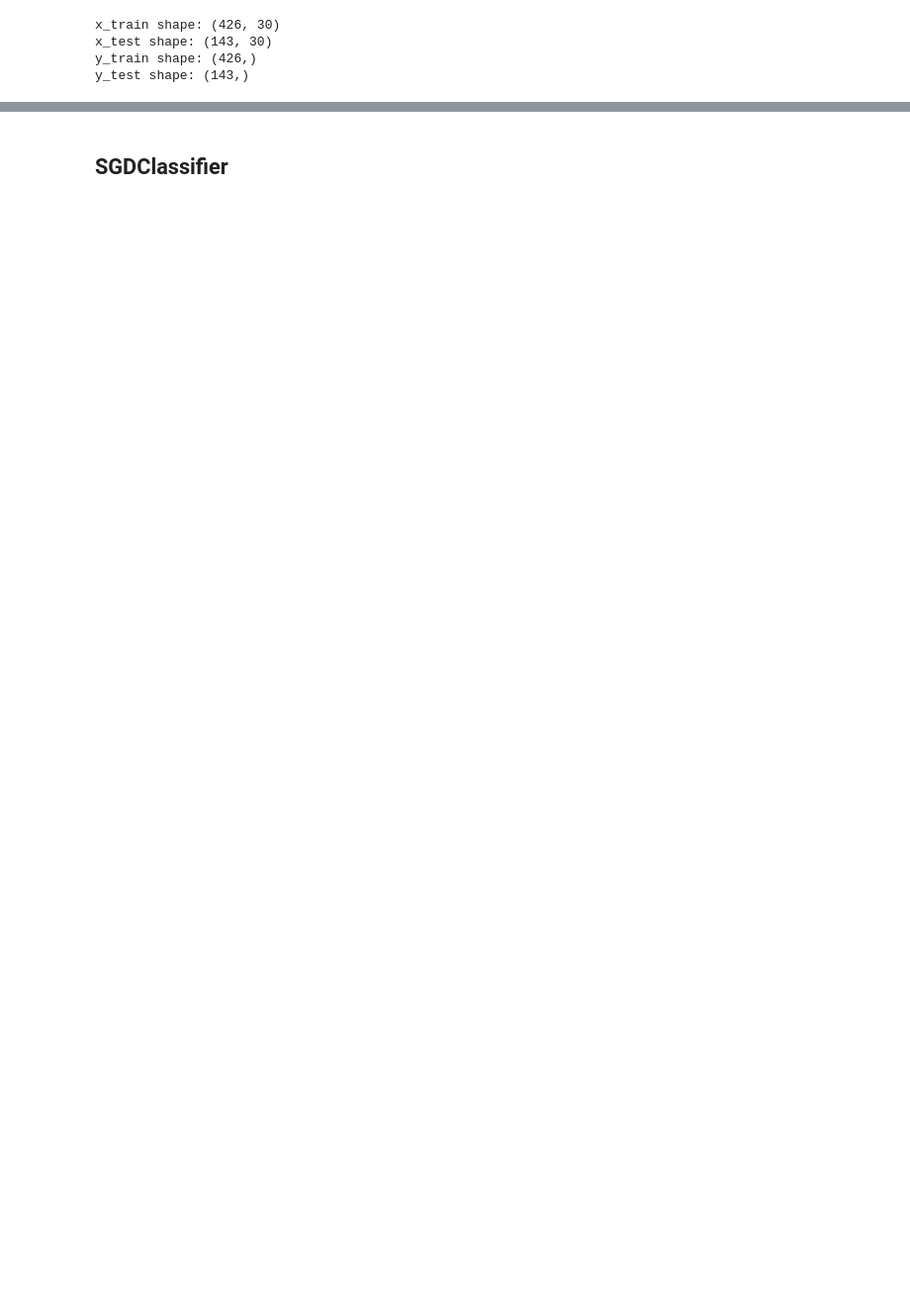
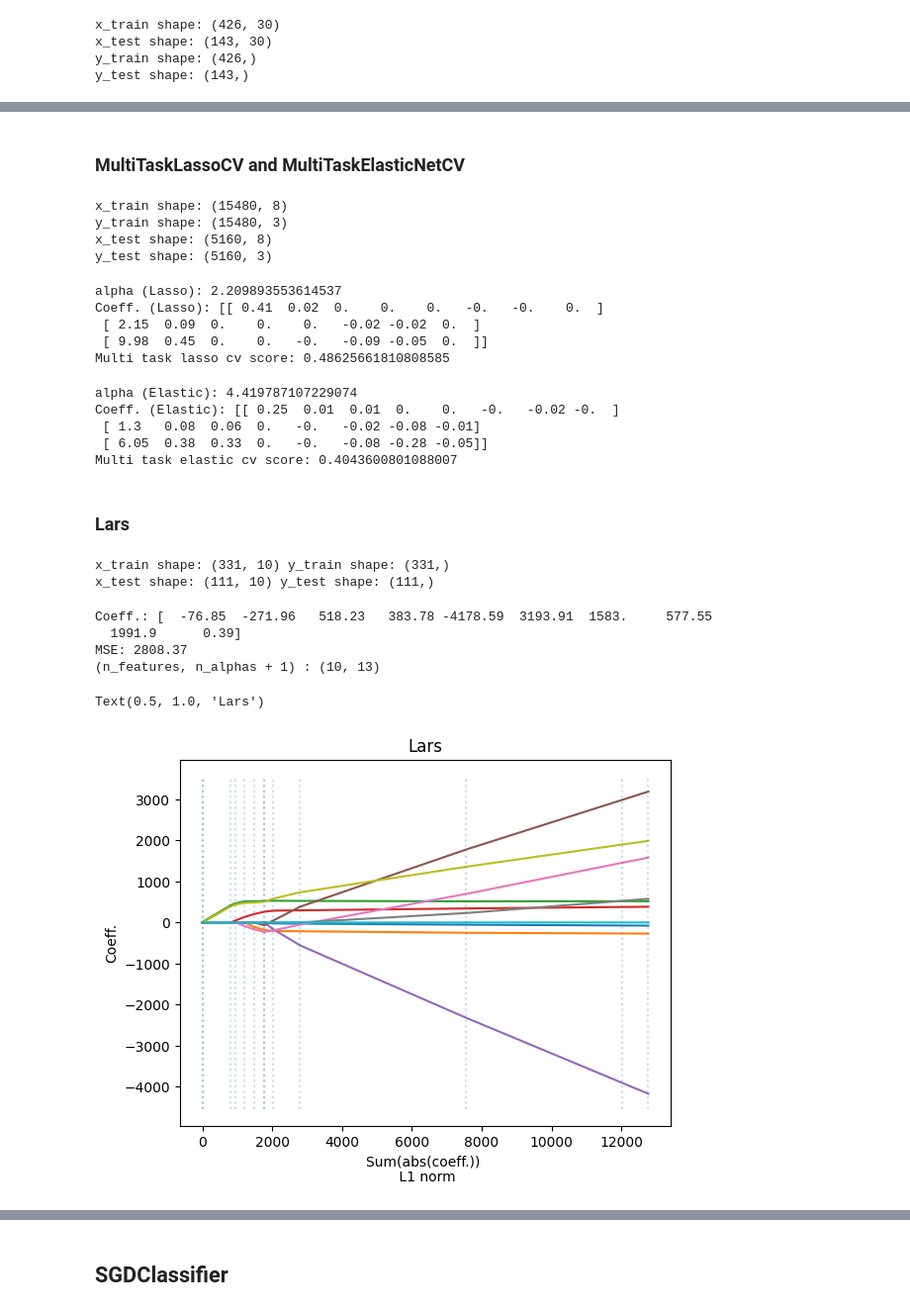
Before and after one commit to ariahosseini/TradML, a Jupyter notebook: SciKitLearn_00_ProjZero_LinearModels.ipynb, the cells around one changed output, grey strips where cells are left out. Shown at 99% size. Cells and saved outputs as stored; diff of their text form; code cells hidden in the pictures; blank space fills up the shorter version.

```diff
--- a/SciKitLearn_00_ProjZero_LinearModels.ipynb
+++ b/SciKitLearn_00_ProjZero_LinearModels.ipynb
@@ -482,0 +292,78 @@ disp_ridge_clf.plot()
+# %% [markdown]
+### MultiTaskLassoCV and MultiTaskElasticNetCV
+# %%
+datasets_housing = datasets.fetch_california_housing()
+x_train, x_test, y_train, y_test = train_test_split(datasets_housing.data, datasets_housing.target)
+y_train, y_test = y_train.reshape(-1, 1), y_test.reshape(-1, 1)
+y_train, y_test = np.concatenate([y_train, y_train**2, y_train**3], axis=1), np.concatenate([y_test, y_test**2, y_test**3], axis=1)
+
+print("x_train shape:", x_train.shape, "\ny_train shape:", y_train.shape)
+print("x_test shape:", x_test.shape, "\ny_test shape:", y_test.shape)
+# %% [output]
+x_train shape: (15480, 8)
+y_train shape: (15480, 3)
+x_test shape: (5160, 8)
+y_test shape: (5160, 3)
+# %%
+multi_lasso = linear_model.MultiTaskLassoCV(cv=10)
+multi_lasso.fit(x_train, y_train)
+
+print("alpha (Lasso):", multi_lasso.alpha_)
+print("Coeff. (Lasso):", multi_lasso.coef_.round(2))
+print("Multi task lasso cv score:", multi_lasso.score(x_test, y_test))
+# %% [output]
+alpha (Lasso): 2.209893553614537
+Coeff. (Lasso): [[ 0.41  0.02  0.    0.    0.   -0.   -0.    0.  ]
+ [ 2.15  0.09  0.    0.    0.   -0.02 -0.02  0.  ]
+ [ 9.98  0.45  0.    0.   -0.   -0.09 -0.05  0.  ]]
+Multi task lasso cv score: 0.48625661810808585
+# %%
+multi_elastic = linear_model.MultiTaskElasticNetCV(cv=10)
+multi_elastic.fit(x_train, y_train)
+
+print("alpha (Elastic):", multi_elastic.alpha_)
+print("Coeff. (Elastic):", multi_elastic.coef_.round(2))
+print("Multi task elastic cv score:", multi_elastic.score(x_test, y_test))
+# %% [output]
+alpha (Elastic): 4.419787107229074
+Coeff. (Elastic): [[ 0.25  0.01  0.01  0.    0.   -0.   -0.02 -0.  ]
+ [ 1.3   0.08  0.06  0.   -0.   -0.02 -0.08 -0.01]
+ [ 6.05  0.38  0.33  0.   -0.   -0.08 -0.28 -0.05]]
+Multi task elastic cv score: 0.4043600801088007
+# %% [markdown]
+### Lars
+# %%
+dataset_diabetes = datasets.load_diabetes()
+x_train, x_test, y_train, y_test = train_test_split(dataset_diabetes.data, dataset_diabetes.target)
+
+print("x_train shape:", x_train.shape, "y_train shape:", y_train.shape)
+print("x_test shape:", x_test.shape, "y_test shape:", y_test.shape)
+# %% [output]
+x_train shape: (331, 10) y_train shape: (331,)
+x_test shape: (111, 10) y_test shape: (111,)
+# %%
+lars = linear_model.Lars()
+lars.fit(x_train, y_train)
+y_pred = lars.predict(x_test)
+coef_path = lars.coef_path_
+path = np.sum(abs(coef_path), axis = 0)
+
+print("Coeff.:", lars.coef_.round(2))
+print("MSE:", metrics.mean_squared_error(y_test, y_pred).round(2))
+print("(n_features, n_alphas + 1) :", coef_path.shape)
+# %% [output]
+Coeff.: [  -76.85  -271.96   518.23   383.78 -4178.59  3193.91  1583.     577.55
+  1991.9      0.39]
+MSE: 2808.37
+(n_features, n_alphas + 1) : (10, 13)
+# %%
+plt.figure()
+plt.plot(path, coef_path.T)
+ymin, ymax = plt.ylim()
+plt.vlines(path, ymin, ymax, linestyle = "dotted", alpha = 0.25)
+plt.xlabel("Sum(abs(coeff.)) \n L1 norm")
+plt.ylabel("Coeff.")
+plt.title("Lars")
+# %% [output]
+Text(0.5, 1.0, 'Lars')
+[figure, added]
```
Also changed, not shown: parts of 73 cells of this notebook.
